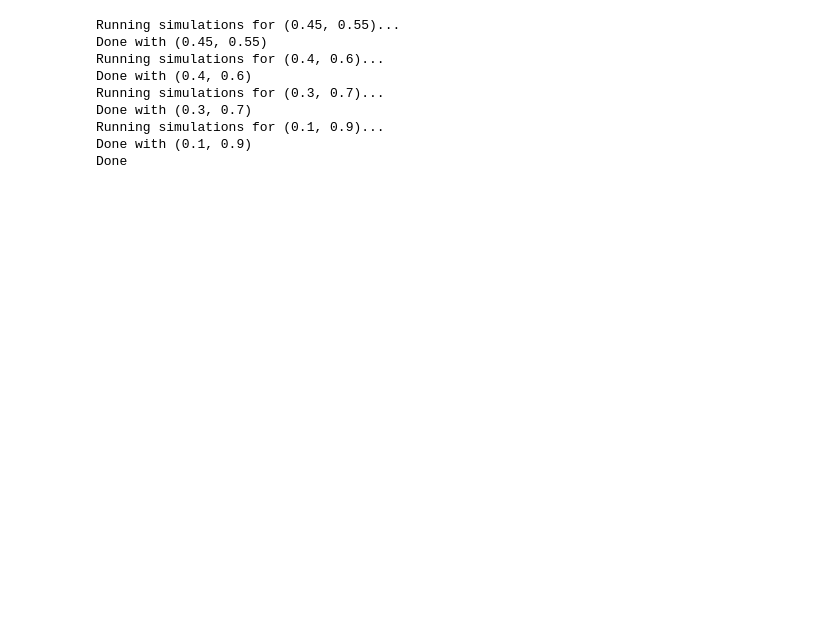
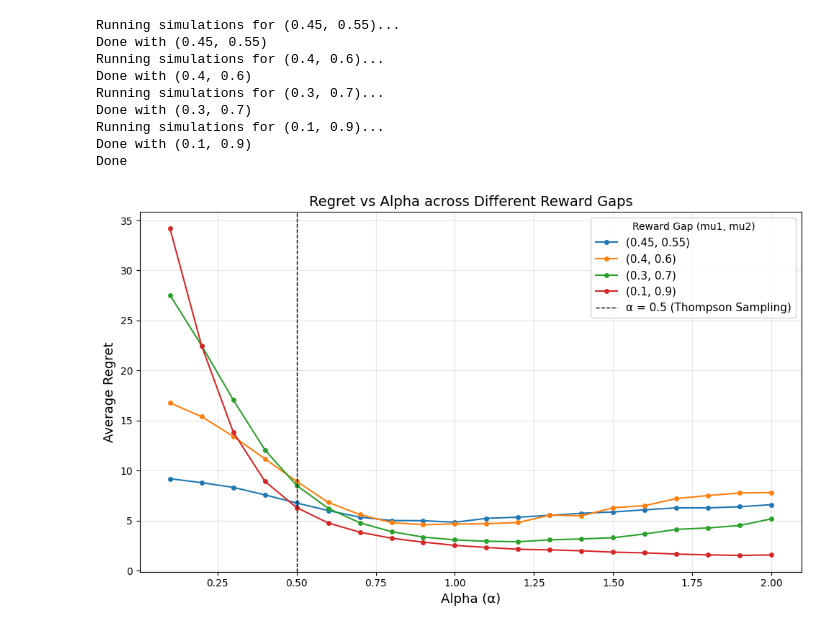
Before and after one commit to EmmanuelKevinS/bandit-study-exploring-exploration, a Jupyter notebook: qcare_extension.ipynb, the cells around one changed output. Drawn from its saved outputs; the diff is of its cells as text; code cells hidden in the pictures; blank space fills up the shorter version.

```diff
--- a/qcare_extension.ipynb
+++ b/qcare_extension.ipynb
@@ -81,3 +81,20 @@ Done with (0.3, 0.7)
 Running simulations for (0.1, 0.9)...
 Done with (0.1, 0.9)
 Done
+# %%
+plt.figure(figsize=(10, 6))
+
+for label, regrets in results.items():
+    plt.plot(alphas, regrets, marker='o', markersize=4, label=label)
+
+plt.axvline(x=0.5, color='black', linestyle='--', linewidth=1, label='α = 0.5 (Thompson Sampling)')
+plt.xlabel('Alpha (α)', fontsize=13)
+plt.ylabel('Average Regret', fontsize=13)
+plt.title('Regret vs Alpha across Different Reward Gaps', fontsize=14)
+plt.legend(title='Reward Gap (mu1, mu2)', fontsize=11)
+plt.grid(True, alpha=0.3)
+plt.tight_layout()
+plt.savefig('regret_landscape.png', dpi=150)
+plt.show()
+# %% [output]
+[figure, added]
```
Also changed, not shown: parts of 1 cell of this notebook, 3 other files.
